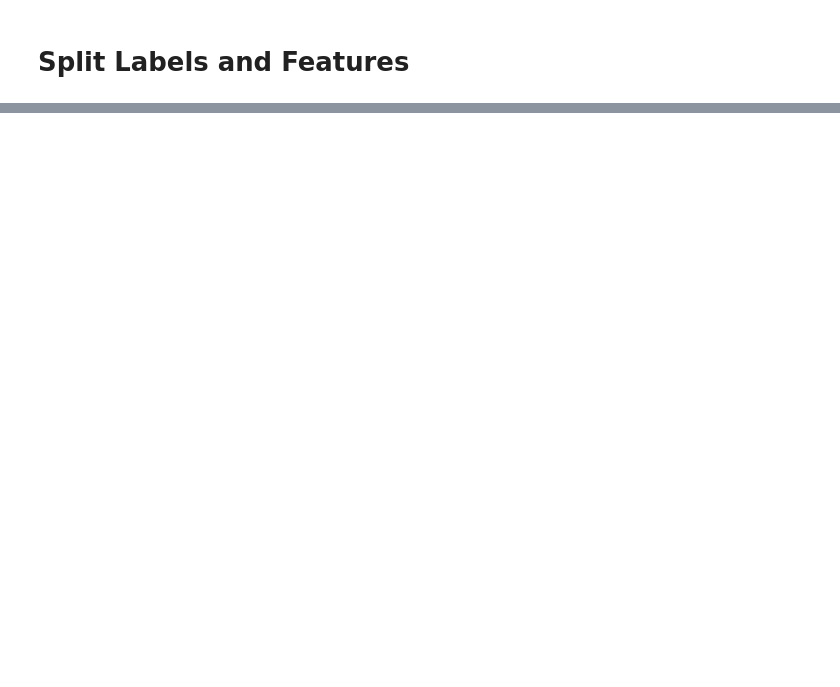
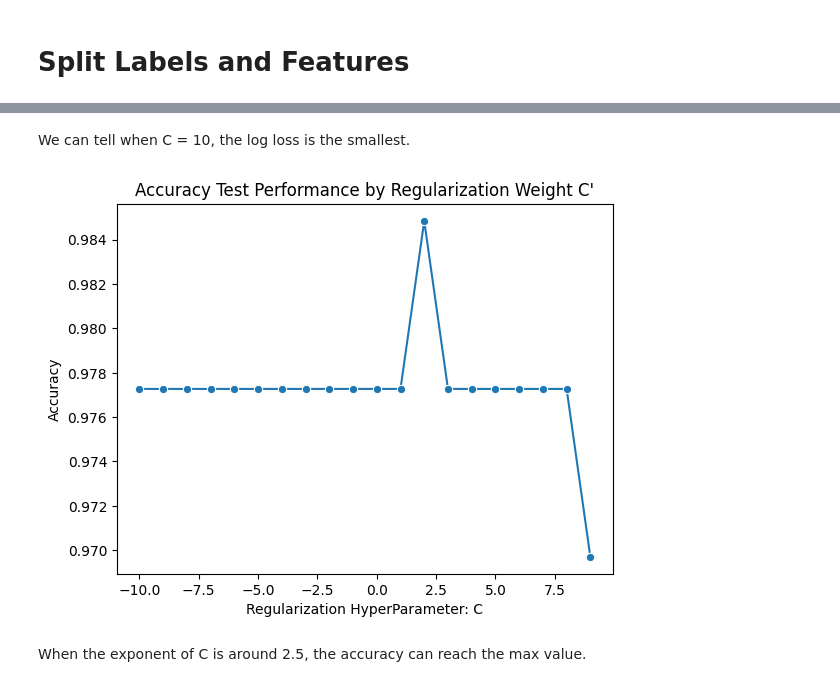
Before and after one commit to hoatuyet423/fraud-prediction-accenture2b, a Jupyter notebook: fraud_prediction_accenture2b.ipynb, the cells around one changed output, grey strips where cells are left out. Saved outputs shown, nothing was run; the diff lists cells and outputs as text; code cells hidden in the pictures; blank space fills up the shorter version.

```diff
--- a/fraud_prediction_accenture2b.ipynb
+++ b/fraud_prediction_accenture2b.ipynb
@@ -411,0 +653,17 @@ Name: isFraud, Length: 589906, dtype: int64
+# %% [markdown]
+We can tell when C = 10, the log loss is the smallest.
+# %%
+fig = plt.figure()
+ax = fig.add_subplot(111)
+x = np.log10(cs)
+
+sns.lineplot(x=x, y=acc_cs, marker='o')
+
+plt.title("Accuracy Test Performance by Regularization Weight C'")
+plt.xlabel("Regularization HyperParameter: C")
+plt.ylabel("Accuracy")
+plt.show()
+# %% [output]
+[figure, added]
+# %% [markdown]
+When the exponent of C is around 2.5, the accuracy can reach the max value.
```
Also changed, not shown: parts of 42 cells of this notebook.
